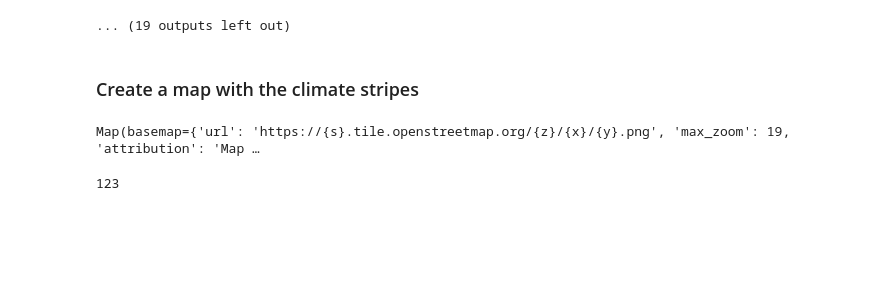
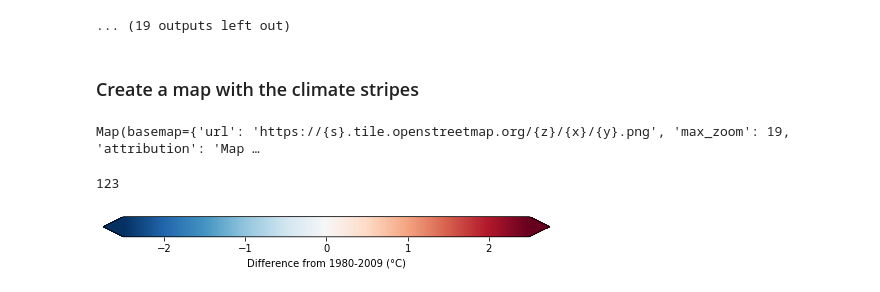
Before and after one commit to PBrockmann/ClimateStripes, a Jupyter notebook: ClimateStripes.ipynb, the cells around one changed output. Cells and saved outputs as stored; diff of their text form; code cells hidden in the pictures; blank space fills up the shorter version.

```diff
--- a/ClimateStripes.ipynb
+++ b/ClimateStripes.ipynb
@@ -500,3 +500,23 @@ len(a)
 123
 # %%
 ! mv *.png stripes
+# %%
+import matplotlib.pyplot as plt
+import matplotlib as mpl
+
+fig, ax = plt.subplots(figsize=(8, 1))
+fig.subplots_adjust(bottom=0.6)
+
+cmap = mpl.cm.RdBu_r
+norm = mpl.colors.Normalize(vmin=-2.5, vmax=2.5)
+
+cb1 = mpl.colorbar.ColorbarBase(ax,
+                                cmap=cmap,
+                                norm=norm,
+                                orientation='horizontal',
+                                extend='both')
+cb1.set_label('Difference from 1980-2009 (°C)')
+
+fig.savefig('legend.png')
+# %% [output]
+[figure, added]
```
